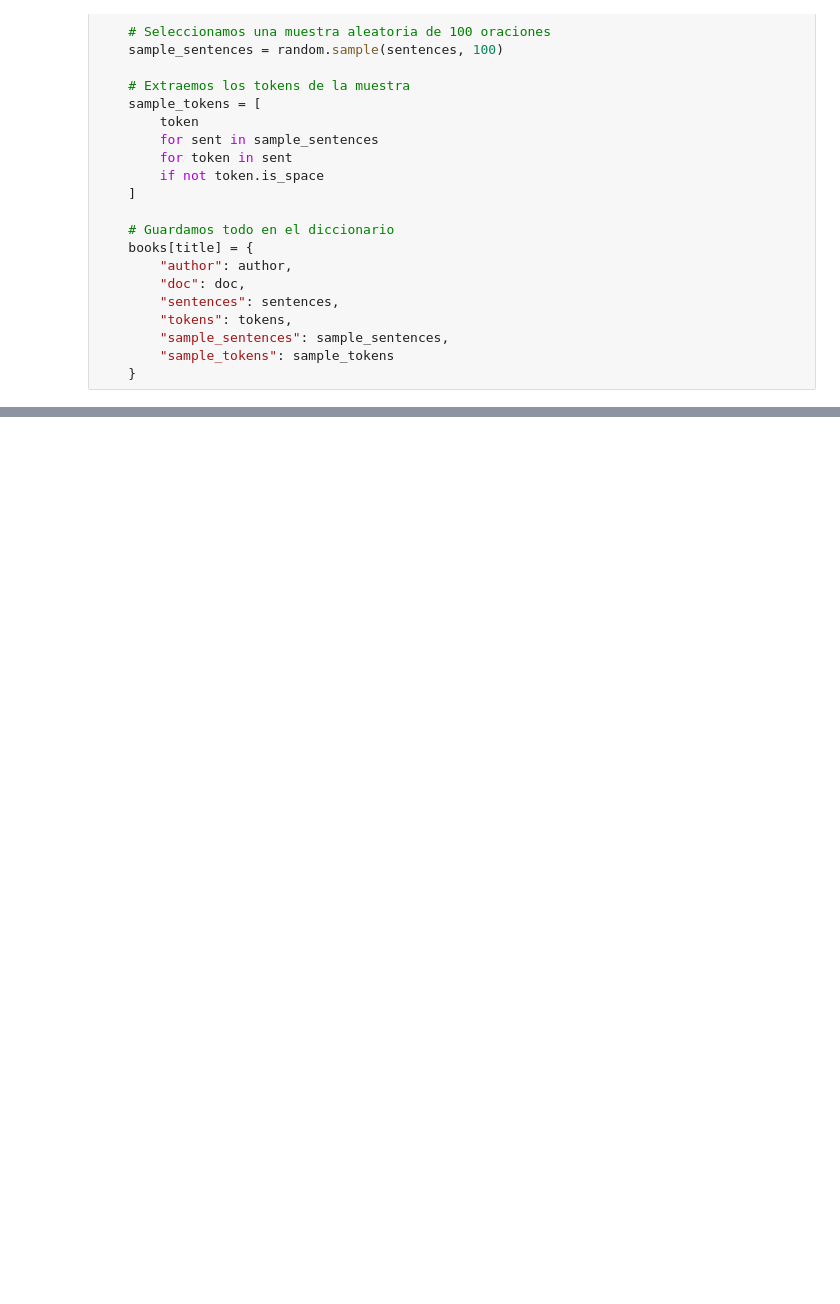
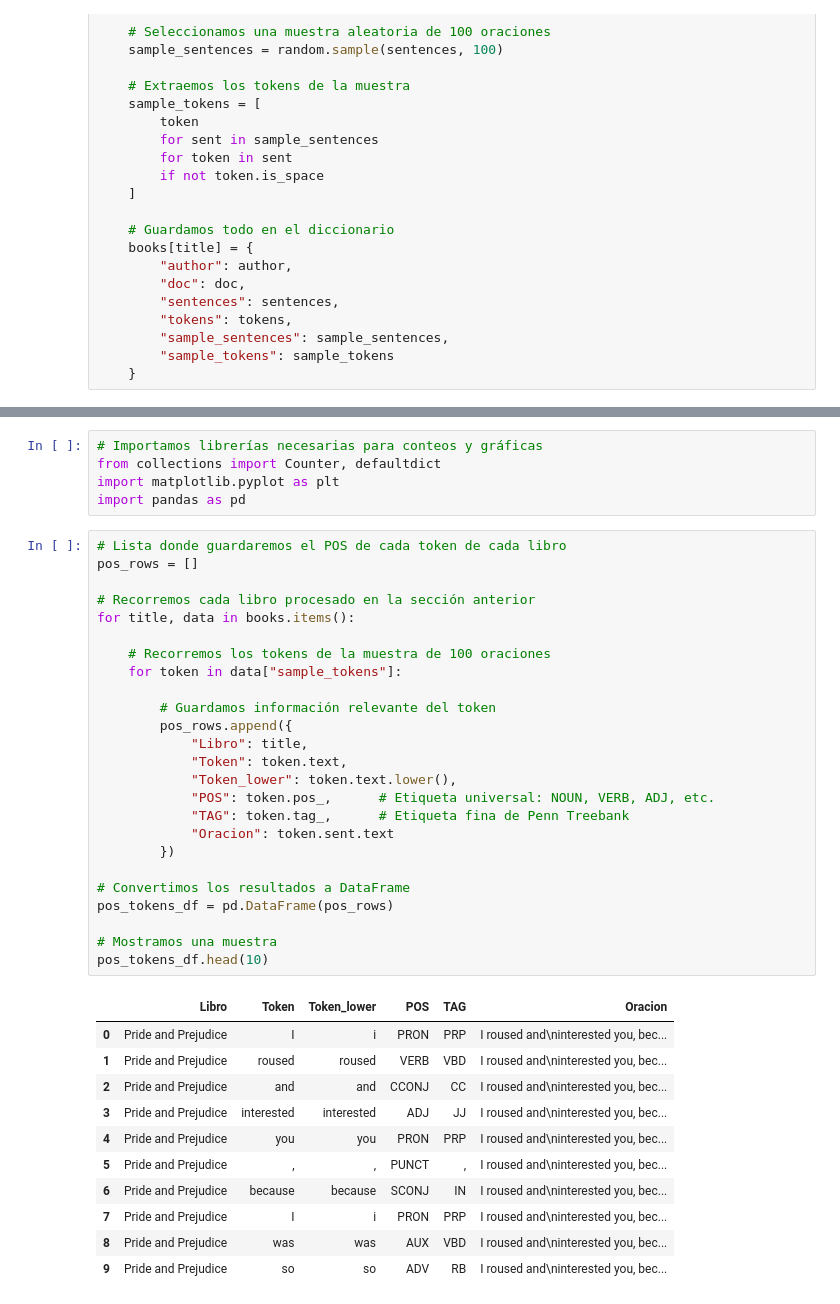
Before and after one commit to Cynthiss/NLP, a Jupyter notebook: Lab_6/Lab_6.ipynb, the cells around one changed output, grey strips where cells are left out. Cells and saved outputs as stored; diff of their text form; blank space fills up the shorter version.

```diff
--- a/Lab_6/Lab_6.ipynb
+++ b/Lab_6/Lab_6.ipynb
@@ -99,0 +110,42 @@ summary_df
+# %%
+# Importamos librerías necesarias para conteos y gráficas
+from collections import Counter, defaultdict
+import matplotlib.pyplot as plt
+import pandas as pd
+# %%
+# Lista donde guardaremos el POS de cada token de cada libro
+pos_rows = []
+
+# Recorremos cada libro procesado en la sección anterior
+for title, data in books.items():
+
+    # Recorremos los tokens de la muestra de 100 oraciones
+    for token in data["sample_tokens"]:
+
+        # Guardamos información relevante del token
+        pos_rows.append({
+            "Libro": title,
+            "Token": token.text,
+            "Token_lower": token.text.lower(),
+            "POS": token.pos_,      # Etiqueta universal: NOUN, VERB, ADJ, etc.
+            "TAG": token.tag_,      # Etiqueta fina de Penn Treebank
+            "Oracion": token.sent.text
+        })
+
+# Convertimos los resultados a DataFrame
+pos_tokens_df = pd.DataFrame(pos_rows)
+
+# Mostramos una muestra
+pos_tokens_df.head(10)
+# %% [output]
+|  | Libro | Token | Token_lower | POS | TAG | Oracion |
+| 0 | Pride and Prejudice | I | i | PRON | PRP | I roused and\ninterested you, bec... |
+| 1 | Pride and Prejudice | roused | roused | VERB | VBD | I roused and\ninterested you, bec... |
+| 2 | Pride and Prejudice | and | and | CCONJ | CC | I roused and\ninterested you, bec... |
+| 3 | Pride and Prejudice | interested | interested | ADJ | JJ | I roused and\ninterested you, bec... |
+| 4 | Pride and Prejudice | you | you | PRON | PRP | I roused and\ninterested you, bec... |
+| 5 | Pride and Prejudice | , | , | PUNCT | , | I roused and\ninterested you, bec... |
+| 6 | Pride and Prejudice | because | because | SCONJ | IN | I roused and\ninterested you, bec... |
+| 7 | Pride and Prejudice | I | i | PRON | PRP | I roused and\ninterested you, bec... |
+| 8 | Pride and Prejudice | was | was | AUX | VBD | I roused and\ninterested you, bec... |
+| 9 | Pride and Prejudice | so | so | ADV | RB | I roused and\ninterested you, bec... |
```
Also changed, not shown: parts of 13 cells of this notebook.
